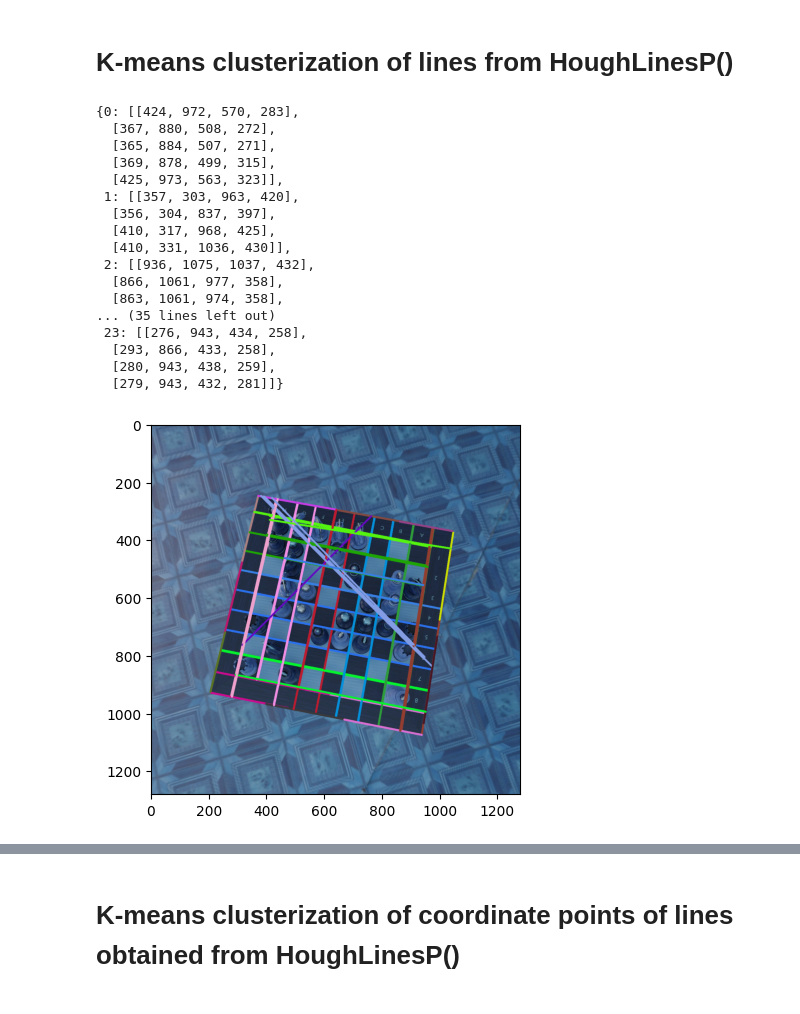
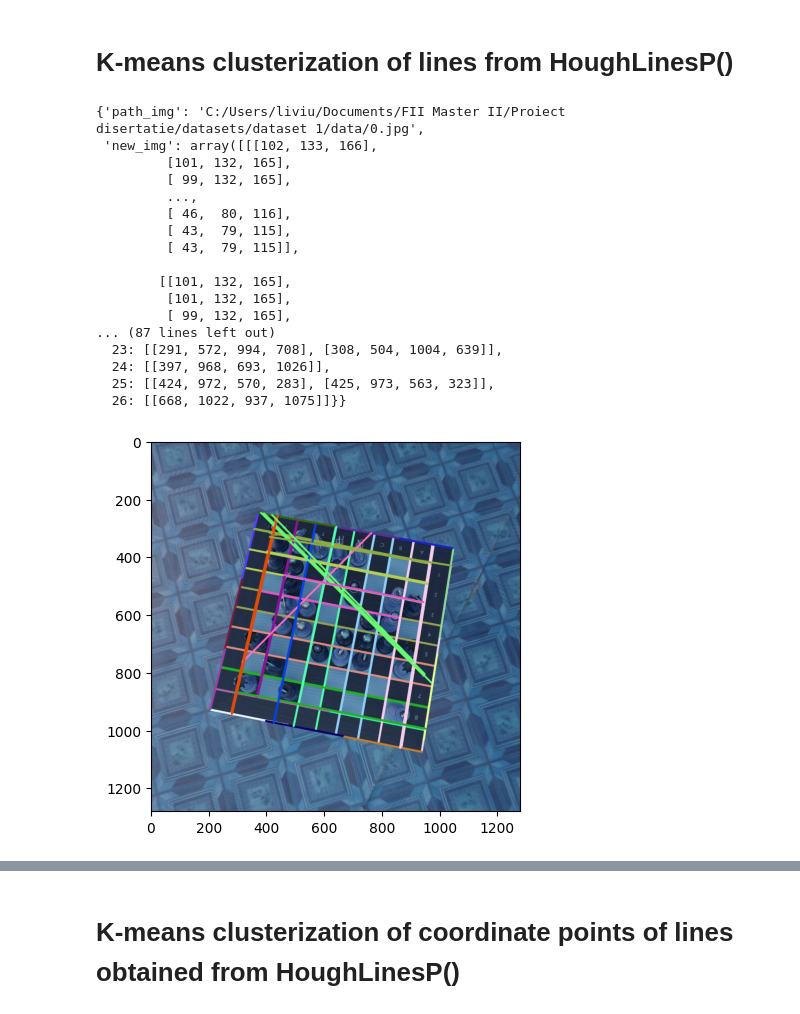
Before and after one commit to livonschistrate/Chess_in_CV_study, a Jupyter notebook: notebooks/kmeans_clusterizations.ipynb, the cells around one changed output, grey strips where cells are left out. Cells and saved outputs as stored; diff of their text form; code cells hidden in the pictures.

```diff
--- a/notebooks/kmeans_clusterizations.ipynb
+++ b/notebooks/kmeans_clusterizations.ipynb
@@ -13,7 +13,7 @@ filename = 'C:/Users/liviu/Documents/FII Master II/Proiect disertatie/datasets/d
 # %%
 from sklearn.cluster import KMeans
 
-def kmeans_cluster_lines(lines, n_clusters=22):
+def kmeans_cluster_lines(filename, lines, n_clusters=22):
 
     # In k-means, we should know exactly the number of clusters
     # For detecting lines in chesssboard images, we have
@@ -34,9 +34,14 @@ def kmeans_cluster_lines(lines, n_clusters=22):
     for i in range(len(cluster_ids)):
         cluster_dict[cluster_ids[i]].append(lines[i])
 
-    return cluster_dict
+    clusters_found = {
+        'path_img': filename,
+        'new_img': image_copy,
+        'dict': cluster_dict
+    }
+
+    return clusters_found
 
 lines = hough_line_detect_response(read_image(filename))
-kmclusters = kmeans_cluster_lines(lines['coords'])
-kmclusters
+kmeans_cluster_lines(filename, lines['coords'], 24)
 # %% [output]
@@ -180,31 +202,31 @@ augment_kmcluster_points(kmpoints)
 # %% [markdown]
 # K-means clusterization of lines from HoughLinesP()
 # %%
-def houghp_kmeans_cluster_lines(img, n_clusters):
-    houghp_lines = houghp_line_detect_response(img, threshold=90, minLineLength=100, maxLineGap=150)
+def houghp_kmeans_cluster_lines(filename, lines, n_clusters=24):
     list_of_lines = []
-    for line_list in houghp_lines['list'].tolist():
+    for line_list in lines['list'].tolist():
         list_of_lines.append(line_list.pop())
-    return kmeans_cluster_lines(list_of_lines, n_clusters)
+    return kmeans_cluster_lines(filename, list_of_lines, n_clusters)
 
-houghp_kmeans_cluster_lines(read_image(filename), 24)
+houghp_lines = houghp_line_detect_response(read_image(filename), threshold=90, minLineLength=100, maxLineGap=150)
+houghp_kmeans_cluster_lines(filename, houghp_lines, 27)
 # %% [output]
-{0: [[424, 972, 570, 283],
-  [367, 880, 508, 272],
-  [365, 884, 507, 271],
-  [369, 878, 499, 315],
-  [425, 973, 563, 323]],
- 1: [[357, 303, 963, 420],
-  [356, 304, 837, 397],
-  [410, 317, 968, 425],
-  [410, 331, 1036, 430]],
- 2: [[936, 1075, 1037, 432],
-  [866, 1061, 977, 358],
-  [863, 1061, 974, 358],
-... (35 lines left out)
- 23: [[276, 943, 434, 258],
-  [293, 866, 433, 258],
-  [280, 943, 438, 259],
-  [279, 943, 432, 281]]}
+{'path_img': 'C:/Users/liviu/Documents/FII Master II/Proiect disertatie/datasets/dataset 1/data/0.jpg',
+ 'new_img': array([[[102, 133, 166],
+         [101, 132, 165],
+         [ 99, 132, 165],
+         ...,
+         [ 46,  80, 116],
+         [ 43,  79, 115],
+         [ 43,  79, 115]],
+
+        [[101, 132, 165],
+         [101, 132, 165],
+         [ 99, 132, 165],
+... (87 lines left out)
+  23: [[291, 572, 994, 708], [308, 504, 1004, 639]],
+  24: [[397, 968, 693, 1026]],
+  25: [[424, 972, 570, 283], [425, 973, 563, 323]],
+  26: [[668, 1022, 937, 1075]]}}
-[figure, old version]
+[figure, new version]
 # %%
```
Also changed, not shown: parts of 10 cells of this notebook.
